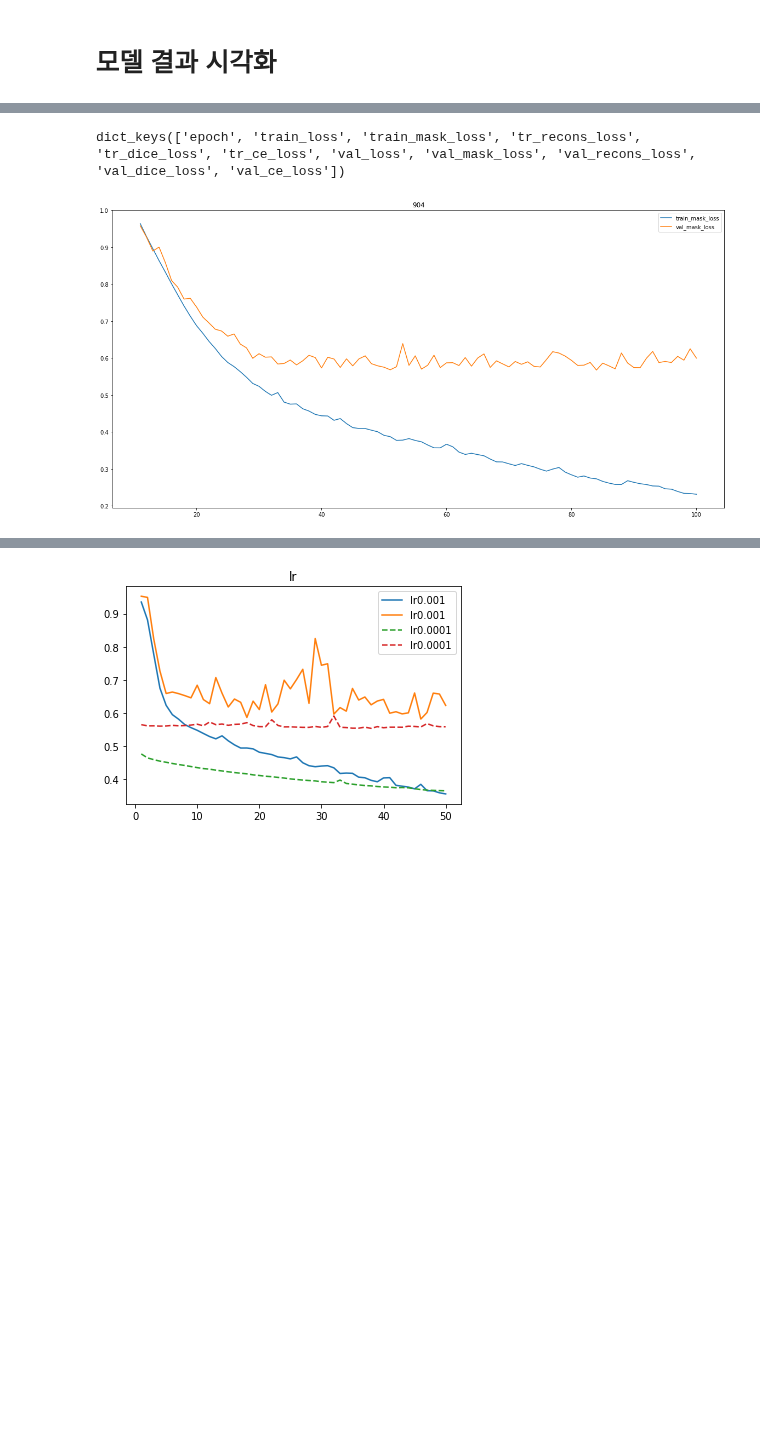
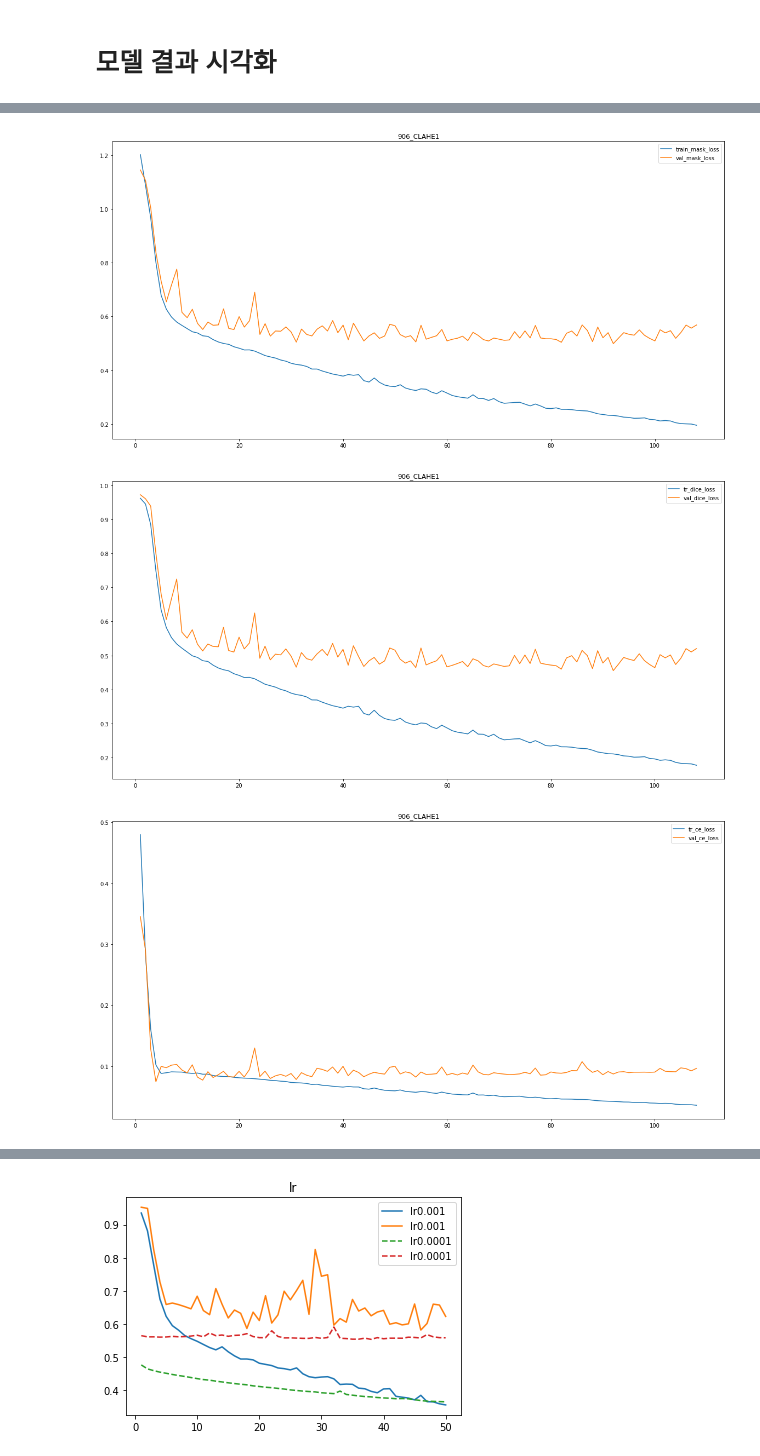
Before and after one commit to ktm379/DR-GeuAl, a Jupyter notebook: code/train_tk.ipynb, the cells around one changed output, grey strips where cells are left out. Saved outputs shown, nothing was run; the diff lists cells and outputs as text; code cells hidden in the pictures; blank space fills up the shorter version.

```diff
--- a/code/train_tk.ipynb
+++ b/code/train_tk.ipynb
@@ -158,21 +165,37 @@ os.listdir('history/one_mask/New')
  '1_1_alpha01_lr00001.txt',
  '9_CLAHE_CE_lr00001.txt']
-# %%
-history.keys()
-# %% [output]
-dict_keys(['epoch', 'train_loss', 'train_mask_loss', 'tr_recons_loss', 'tr_dice_loss', 'tr_ce_loss', 'val_loss', 'val_mask_loss', 'val_recons_loss', 'val_dice_loss', 'val_ce_loss'])
 # %%
 # history = parse_history_text('history/one_mask/New/9_CLAHE_CE_lr00001.txt')
-file_name = '904'
-history = parse_history_text_CE(f'history/one_mask/{file_name}.txt')
+file_name = '906_CLAHE1'
+history = parse_history_text_CE(f'history/one_mask/New/{file_name}.txt')
 
 plt.figure(figsize=(20, 10))
 
-plt.plot(history['epoch'][10:], history['train_mask_loss'][10:], label='train_mask_loss')
-plt.plot(history['epoch'][10:], history['val_mask_loss'][10:], label='val_mask_loss')
+plt.plot(history['epoch'], history['train_mask_loss'], label='train_mask_loss')
+plt.plot(history['epoch'], history['val_mask_loss'], label='val_mask_loss')
 
 plt.title(f'{file_name}')
 plt.legend()
 plt.show()
+
+plt.figure(figsize=(20, 10))
+
+plt.plot(history['epoch'], history['tr_dice_loss'], label='tr_dice_loss')
+plt.plot(history['epoch'], history['val_dice_loss'], label='val_dice_loss')
+
+plt.title(f'{file_name}')
+plt.legend()
+plt.show()
+
+plt.figure(figsize=(20, 10))
+
+plt.plot(history['epoch'], history['tr_ce_loss'], label='tr_ce_loss')
+plt.plot(history['epoch'], history['val_ce_loss'], label='val_ce_loss')
+
+plt.title(f'{file_name}')
+plt.legend()
+plt.show()
 # %% [output]
-[figure, old version]
+[figure, new version]
+[figure, added]
+[figure, added]
```
Also changed, not shown: parts of 6 cells of this notebook, 20 other files.
